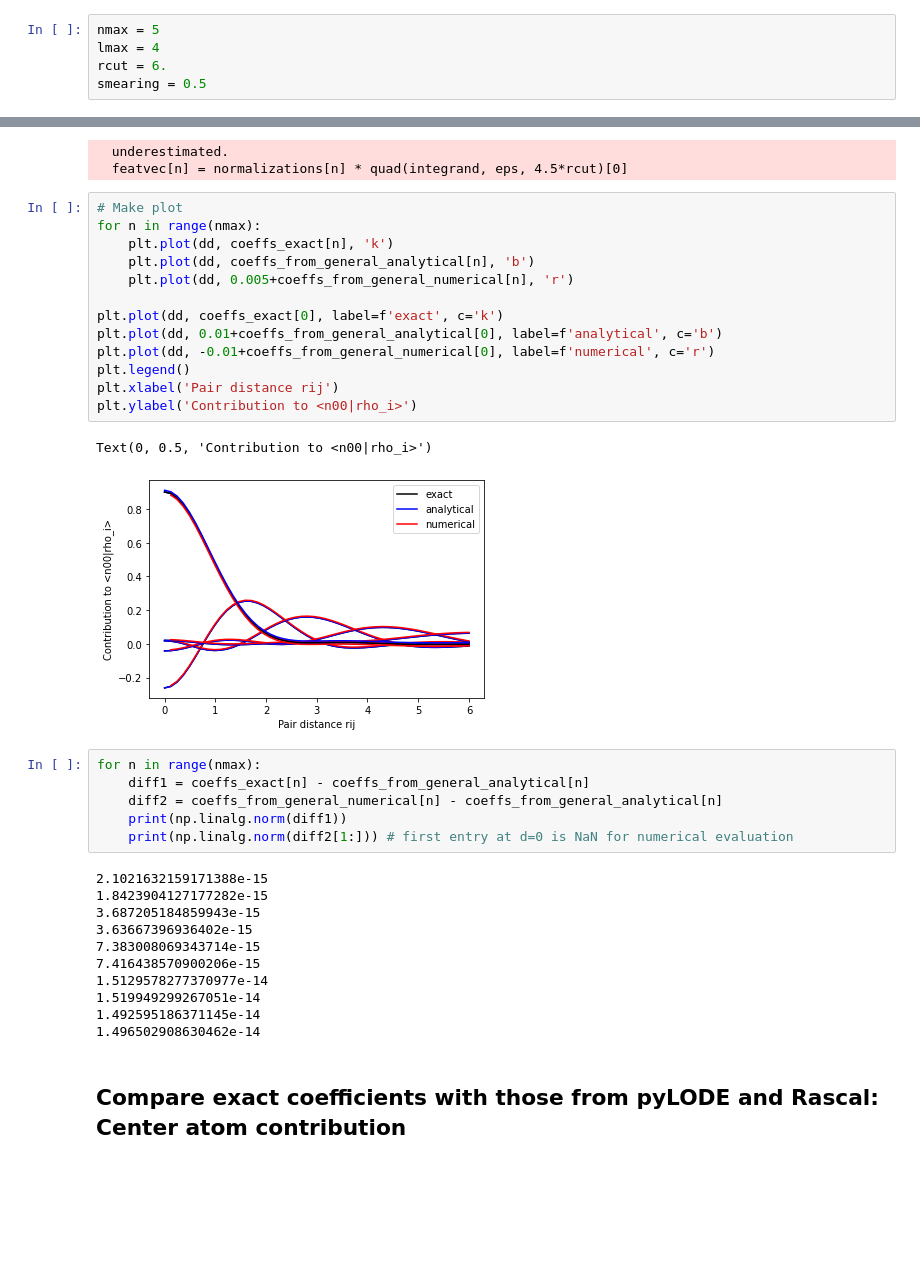
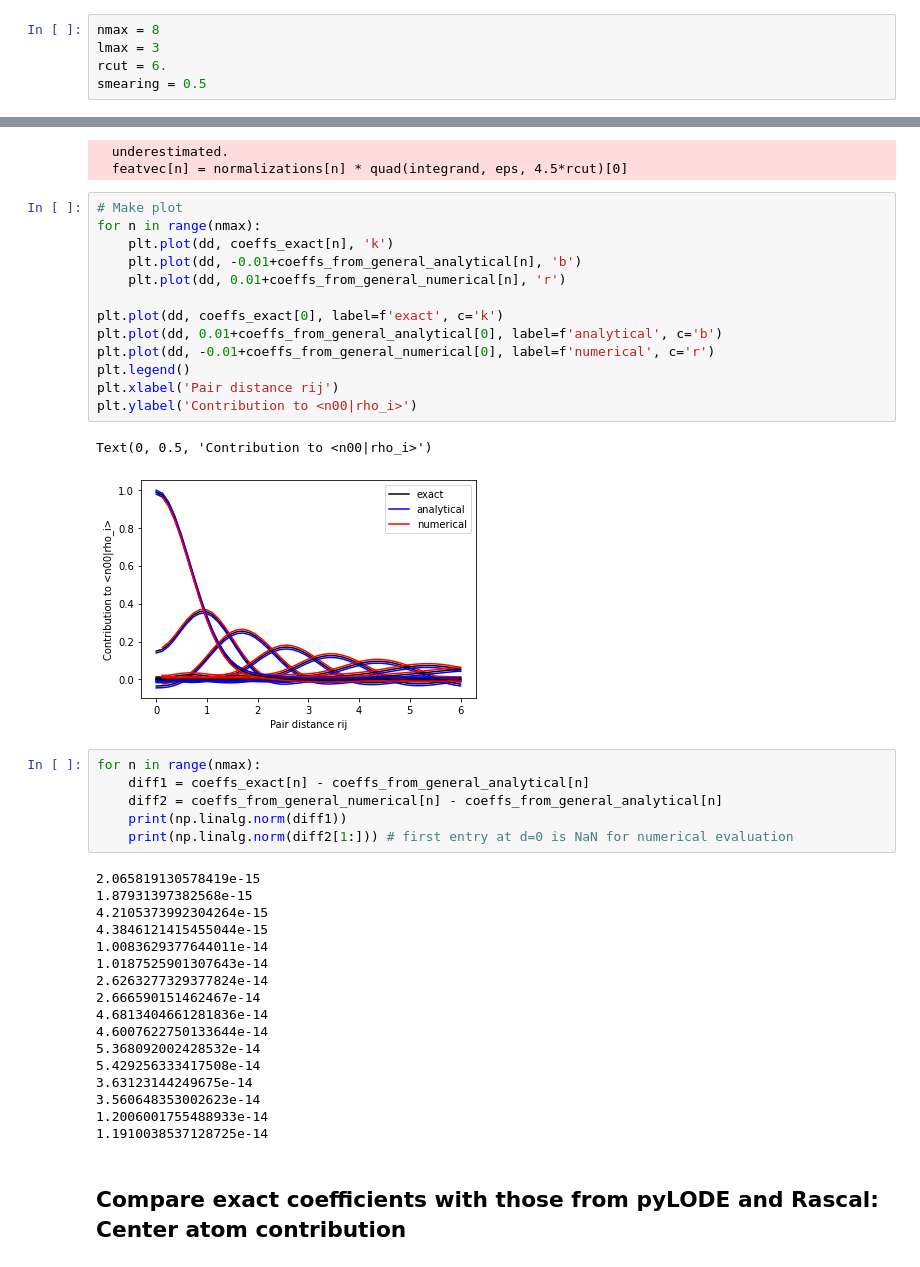
Before and after one commit to ceriottm/lode, a Jupyter notebook: notebooks/librascal_comparison.ipynb, the cells around one changed output, grey strips where cells are left out. Saved outputs shown, nothing was run; the diff lists cells and outputs as text; blank space fills up the shorter version.

```diff
--- a/notebooks/librascal_comparison.ipynb
+++ b/notebooks/librascal_comparison.ipynb
@@ -56,8 +56,8 @@ This notebook is used to compare the features obtained from rascaline, librascal
 # %% [markdown]
 ### Define common hyperparameters
 # %%
-nmax = 5
-lmax = 4
+nmax = 8
+lmax = 3
 rcut = 6.
 smearing = 0.5
 # %% [markdown]
@@ -621,19 +653,19 @@ for i, d in enumerate(dd):
 # %%
 # Make plot
 for n in range(nmax):
     plt.plot(dd, coeffs_exact[n], 'k')
-    plt.plot(dd, coeffs_from_general_analytical[n], 'b')
-    plt.plot(dd, 0.005+coeffs_from_general_numerical[n], 'r')
+    plt.plot(dd, -0.01+coeffs_from_general_analytical[n], 'b')
+    plt.plot(dd, 0.01+coeffs_from_general_numerical[n], 'r')
 
 plt.plot(dd, coeffs_exact[0], label=f'exact', c='k')
 plt.plot(dd, 0.01+coeffs_from_general_analytical[0], label=f'analytical', c='b')
 plt.plot(dd, -0.01+coeffs_from_general_numerical[0], label=f'numerical', c='r')
 plt.legend()
 plt.xlabel('Pair distance rij')
 plt.ylabel('Contribution to <n00|rho_i>')
 # %% [output]
 Text(0, 0.5, 'Contribution to <n00|rho_i>')
-[figure, old version]
+[figure, new version]
 # %%
 for n in range(nmax):
     diff1 = coeffs_exact[n] - coeffs_from_general_analytical[n]
@@ -641,16 +673,22 @@ for n in range(nmax):
     print(np.linalg.norm(diff1))
     print(np.linalg.norm(diff2[1:])) # first entry at d=0 is NaN for numerical evaluation
 # %% [output]
-2.1021632159171388e-15
-1.8423904127177282e-15
-3.687205184859943e-15
-3.63667396936402e-15
-7.383008069343714e-15
-7.416438570900206e-15
-1.5129578277370977e-14
-1.519949299267051e-14
-1.492595186371145e-14
-1.496502908630462e-14
+2.065819130578419e-15
+1.87931397382568e-15
+4.2105373992304264e-15
+4.3846121415455044e-15
+1.0083629377644011e-14
+1.0187525901307643e-14
+2.6263277329377824e-14
+2.666590151462467e-14
+4.6813404661281836e-14
+4.6007622750133644e-14
+5.368092002428532e-14
+5.429256333417508e-14
+3.63123144249675e-14
+3.560648353002623e-14
+1.2006001755488933e-14
+1.1910038537128725e-14
 # %% [markdown]
 ## Compare exact coefficients with those from pyLODE and Rascal: Center atom contribution <a class="anchor" id="l=0center"></a>
 # %% [markdown]
```
Also changed, not shown: parts of 45 cells of this notebook.
